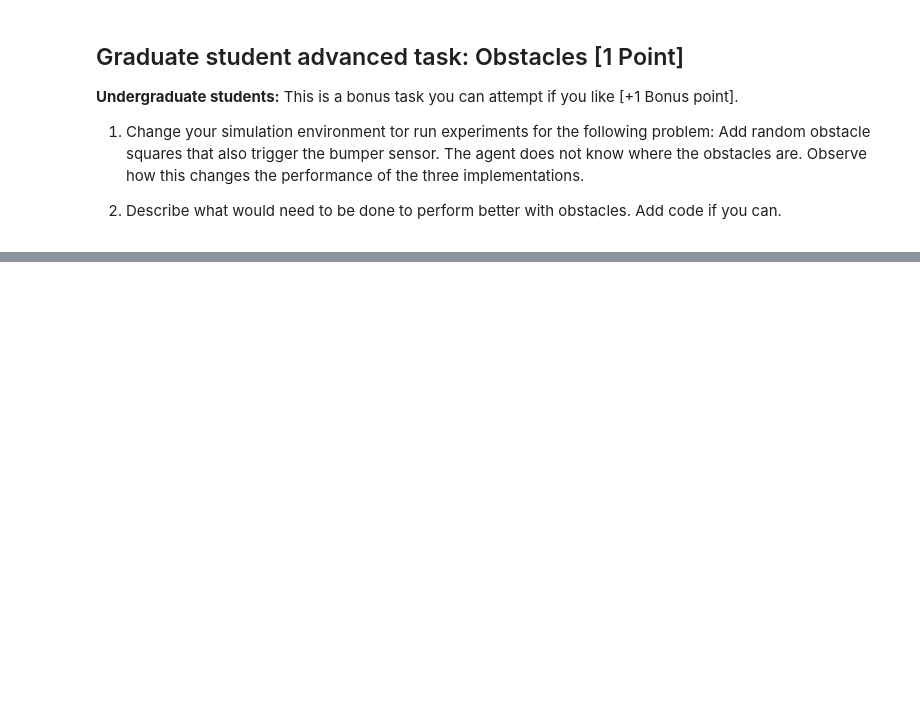
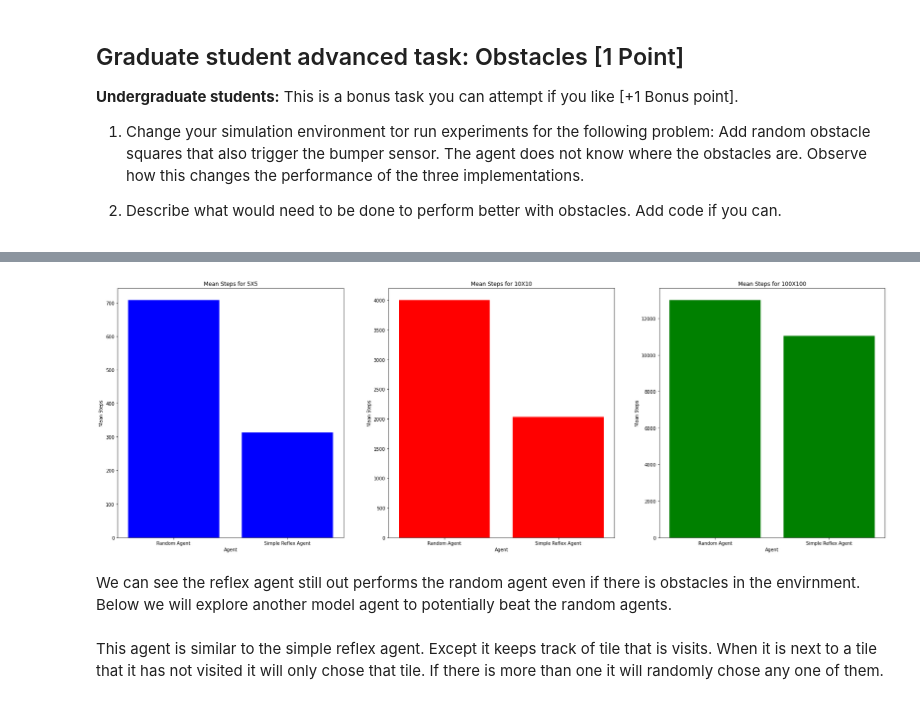
Before and after one commit to stevenjohnlarsen/CS7320-AI, a Jupyter notebook: Agents/simple_randomized_agent.ipynb, the cells around one changed output, grey strips where cells are left out. Cells and saved outputs as stored; diff of their text form; code cells hidden in the pictures; blank space fills up the shorter version.

```diff
--- a/Agents/simple_randomized_agent.ipynb
+++ b/Agents/simple_randomized_agent.ipynb
@@ -544,0 +689,2 @@ __Undergraduate students:__ This is a bonus task you can attempt if you like [+1
+# %%
+df5X5_obstacles = simulation_obstacles(length=5,width=5,numberOfRuns=1000, max_steps=100000)
@@ -544,0 +699,2 @@ __Undergraduate students:__ This is a bonus task you can attempt if you like [+1
+# %%
+df10X10_obstacles = simulation_obstacles(length=10,width=10,numberOfRuns=100, max_steps=100000)
@@ -544,0 +723,2 @@ __Undergraduate students:__ This is a bonus task you can attempt if you like [+1
+# %%
+df100X100_obstacles = simulation_obstacles(length=10,width=10,numberOfRuns=100, max_steps=1000000)
@@ -544,0 +746,44 @@ __Undergraduate students:__ This is a bonus task you can attempt if you like [+1
+# %%
+# First plot
+x = ['Random Agent', 'Simple Reflex Agent']
+y = [df5X5_obstacles['randomized_agent'].mean(),df5X5_obstacles['reflex_agent'].mean()]
+
+x_pos = [i for i, _ in enumerate(x)]
+plt.figure(figsize=(30,10))
+plt.subplot(1, 3, 1)
+plt.bar(x_pos, y, color='blue')
+plt.xlabel("Agent")
+plt.ylabel("Mean Steps")
+plt.title("Mean Steps for 5X5")
+plt.xticks(x_pos, x)
+
+#second plot
+x = ['Random Agent', 'Simple Reflex Agent']
+y = [df10X10_obstacles['randomized_agent'].mean(),df10X10_obstacles['reflex_agent'].mean()]
+x_pos = [i for i, _ in enumerate(x)]
+plt.subplot(1, 3, 2)
+plt.bar(x_pos, y, color='Red')
+plt.xlabel("Agent")
+plt.ylabel("Mean Steps")
+plt.title("Mean Steps for 10X10")
+plt.xticks(x_pos, x)
+
+#third  plot
+x = ['Random Agent', 'Simple Reflex Agent']
+y = [df100X100_obstacles['randomized_agent'].mean(),df100X100_obstacles['reflex_agent'].mean()]
+x_pos = [i for i, _ in enumerate(x)]
+plt.subplot(1, 3, 3)
+plt.bar(x_pos, y, color='Green')
+plt.xlabel("Agent")
+plt.ylabel("Mean Steps")
+plt.title("Mean Steps for 100X100")
+
+
+plt.xticks(x_pos, x)
+plt.show()
+# %% [output]
+[figure, added]
+# %% [markdown]
+We can see the reflex agent still out performs the random agent even if there is obstacles in the envirnment.  Below we will explore another model agent to potentially beat the random agents.
+# %% [markdown]
+This agent is similar to the simple reflex agent.  Except it keeps track of tile that is visits.  When it is next to a tile that it has not visited it will only chose that tile.  If there is more than one it will randomly chose any one of them.
```
Also changed, not shown: parts of 41 cells of this notebook.
